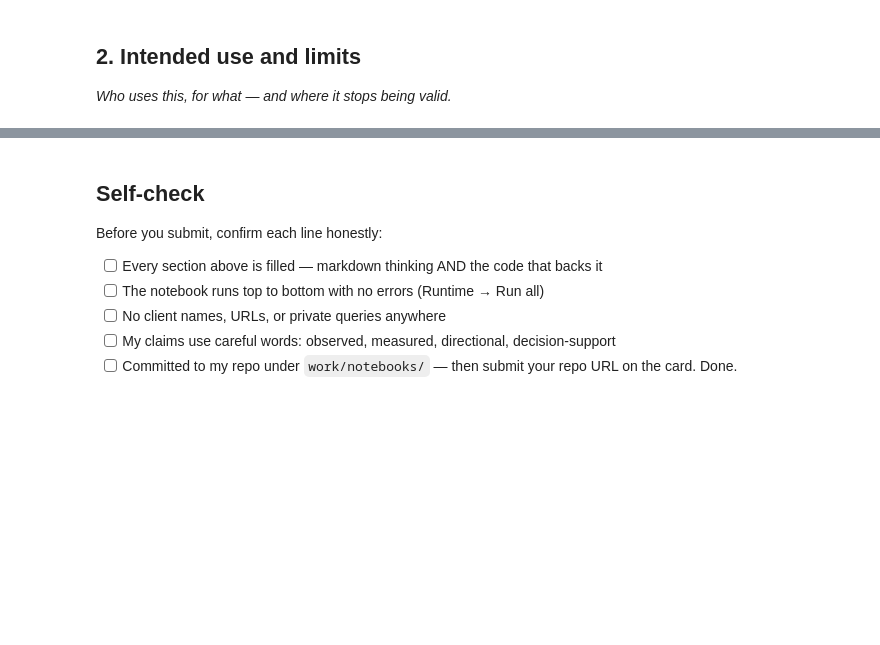
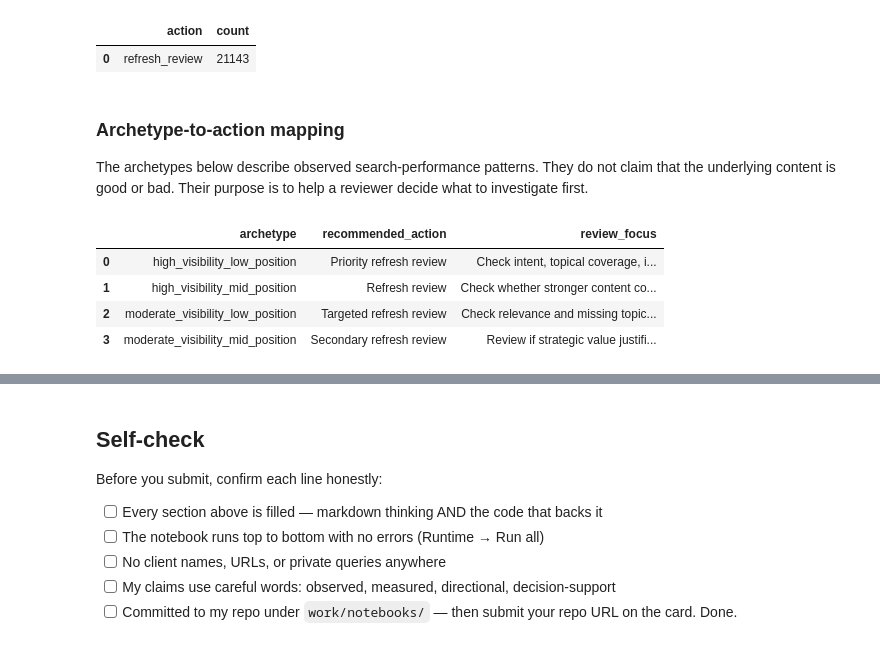
Before and after one commit to faheem-danish/internship-starter-1, a Jupyter notebook: work/notebooks/w07_action_playbook.ipynb, the cells around one changed output, grey strips where cells are left out. Saved outputs shown, nothing was run; the diff lists cells and outputs as text; code cells hidden in the pictures; blank space fills up the shorter version.

```diff
--- a/work/notebooks/w07_action_playbook.ipynb
+++ b/work/notebooks/w07_action_playbook.ipynb
@@ -13,7 +256,67 @@ This skeleton is yours to fill. Work the sections **in order** — each one has
 # %%
 # This cell is for CODE (numbers, a query, a check).
 # Write your text answer in the cell ABOVE this one — typing sentences here breaks Run All.
+# Show the action distribution that requires human review
+
+action_summary = (
+    queue["action"]
+    .value_counts()
+    .rename_axis("action")
+    .reset_index(name="count")
+)
+
+display(action_summary)
+# %% [output]
+|  | action | count |
+| 0 | refresh_review | 21143 |
-# %% [markdown]
-## 2. Intended use and limits
-
-*Who uses this, for what — and where it stops being valid.*
+# %% [markdown]
+### Archetype-to-action mapping
+
+The archetypes below describe observed search-performance patterns. They do not claim that the underlying content is good or bad. Their purpose is to help a reviewer decide what to investigate first.
+# %%
+def assign_archetype(row):
+    if row["impressions"] >= 5000 and row["avg_position"] >= 21:
+        return "high_visibility_low_position"
+    elif row["impressions"] >= 5000 and row["avg_position"] >= 11:
+        return "high_visibility_mid_position"
+    elif row["impressions"] >= 500 and row["avg_position"] >= 21:
+        return "moderate_visibility_low_position"
+    elif row["impressions"] >= 500 and row["avg_position"] >= 11:
+        return "moderate_visibility_mid_position"
+    else:
+        return "below_review_threshold"
+
+
+queue["archetype"] = queue.apply(
+    assign_archetype,
+    axis=1
+)
+
+archetype_actions = pd.DataFrame({
+    "archetype": [
+        "high_visibility_low_position",
+        "high_visibility_mid_position",
+        "moderate_visibility_low_position",
+        "moderate_visibility_mid_position"
+    ],
+    "recommended_action": [
+        "Priority refresh review",
+        "Refresh review",
+        "Targeted refresh review",
+        "Secondary refresh review"
+    ],
+    "review_focus": [
+        "Check intent, topical coverage, internal links, and competitive gaps.",
+        "Check whether stronger content coverage could improve visibility.",
+        "Check relevance and missing topic coverage before investing effort.",
+        "Review if strategic value justifies the effort."
+    ]
+})
+
+display(archetype_actions)
+# %% [output]
+|  | archetype | recommended_action | review_focus |
+| 0 | high_visibility_low_position | Priority refresh review | Check intent, topical coverage, i... |
+| 1 | high_visibility_mid_position | Refresh review | Check whether stronger content co... |
+| 2 | moderate_visibility_low_position | Targeted refresh review | Check relevance and missing topic... |
+| 3 | moderate_visibility_mid_position | Secondary refresh review | Review if strategic value justifi... |
```
Also changed, not shown: parts of 22 cells of this notebook.
